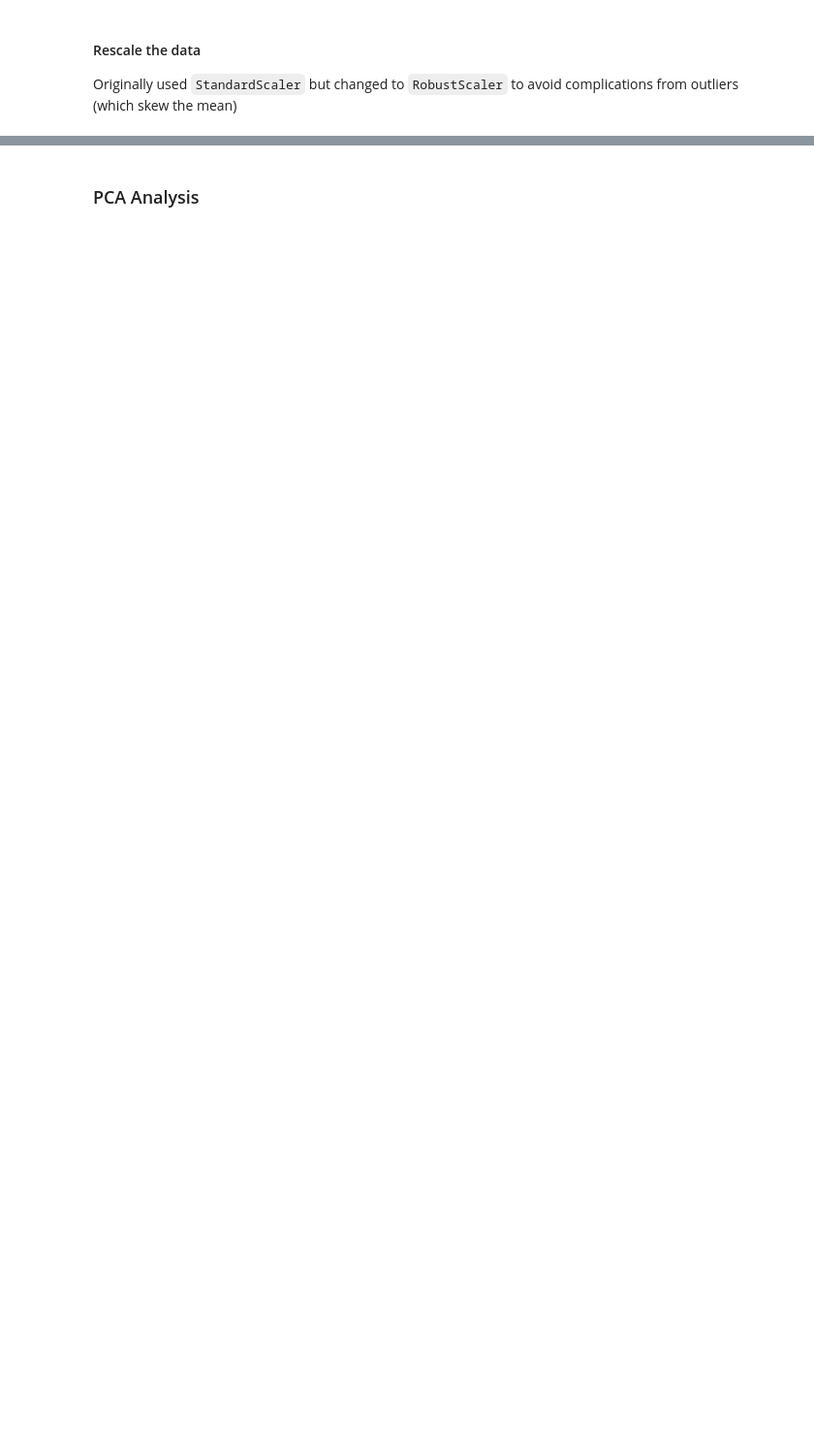
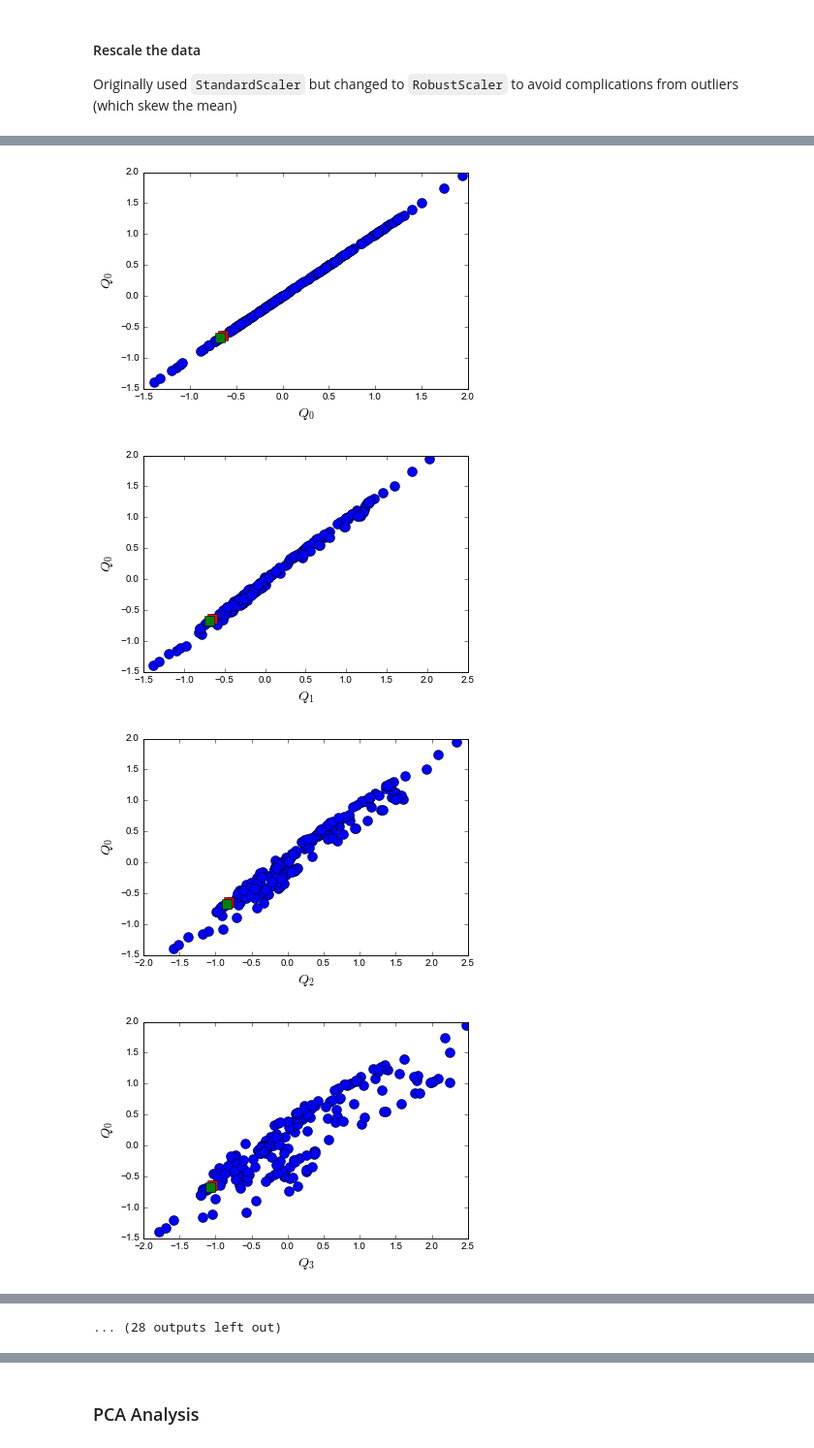
Before and after one commit to StevenCHowell/sas_clustering, a Jupyter notebook: Exploring Data Clustering.ipynb, the cells around one changed output, grey strips where cells are left out. Shown at 97% size. Cells and saved outputs as stored; diff of their text form; code cells hidden in the pictures; blank space fills up the shorter version.

```diff
--- a/Exploring Data Clustering.ipynb
+++ b/Exploring Data Clustering.ipynb
@@ -147,0 +207,15 @@ plt.title('scaled data')
+# %%
+i0 = 2
+i_compare = 0
+for i0 in range(40):
+    plt.figure()
+    plt.plot(scaled_saxs[:,i0], scaled_saxs[:, i_compare], 'bo')
+    plt.plot(scaled_saxs[112,i0], scaled_saxs[112, i_compare], 'rs')
+    plt.plot(scaled_saxs[113,i0], scaled_saxs[113, i_compare], 'gs')
+    plt.xlabel(r'$Q_{}$'.format(i0))
+    plt.ylabel(r'$Q_{}$'.format(i_compare))
+# %% [output]
+[figure, added]
+[figure, added]
+[figure, added]
+[figure, added]
@@ -147,0 +230 @@ plt.title('scaled data')
+... (28 outputs left out)
```
Also changed, not shown: parts of 42 cells of this notebook, 1 other file.
